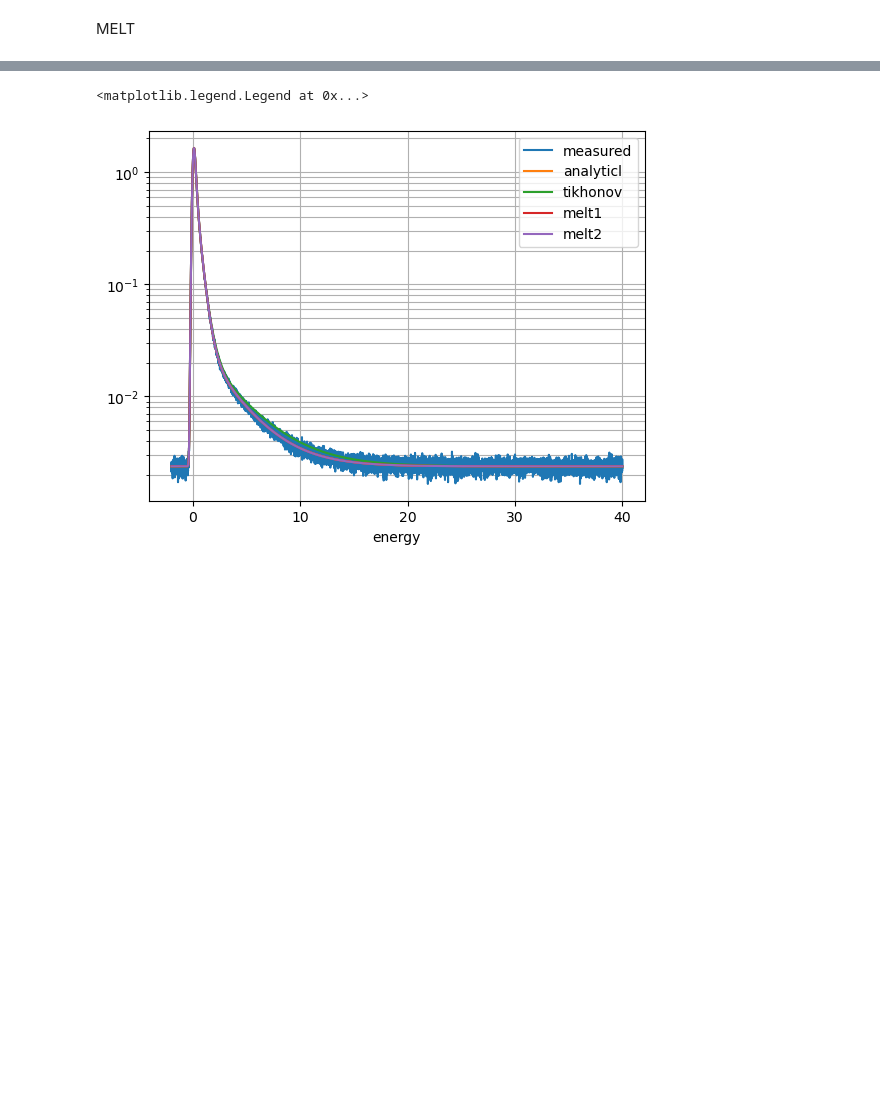
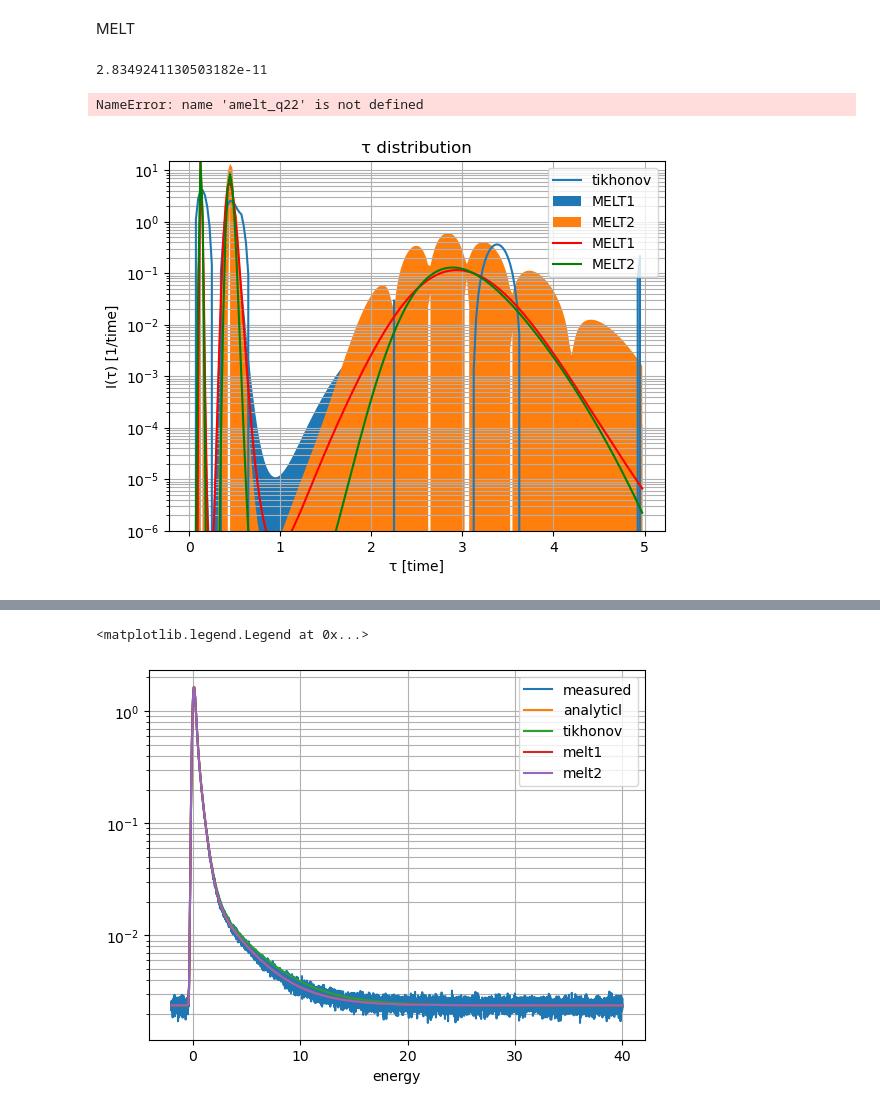
Before and after one commit to achiyaAmrusi/scipas, a Jupyter notebook: examples/lifetime/lifetime_inversion-Copy1.ipynb, the cells around one changed output, grey strips where cells are left out. Cells and saved outputs as stored; diff of their text form; code cells hidden in the pictures; blank space fills up the shorter version.

```diff
--- a/examples/lifetime/lifetime_inversion-Copy1.ipynb
+++ b/examples/lifetime/lifetime_inversion-Copy1.ipynb
@@ -330,7 +344,7 @@ class MaximalEntropyInversion(LifetimeInvert):
                bg_est: float = 0.0,
                noise_level: float = 1e-3,
                initial_alpha: float = 1e-3,
-               alpha_bounds: tuple = (1e-10, 1e2),
+               alpha_bounds: tuple = (1e-15, 1e2),
                prior_model: np.ndarray = None,
                minimization_ftol: float = 1e-6,
                maxiter: int = None) -> tuple[float, np.ndarray]:
@@ -369,7 +383,7 @@ class MaximalEntropyInversion(LifetimeInvert):
         # Background subtraction then normalization — bg excluded from norm
         counts = pals.lifetime.counts
         net_counts = counts - bg_est
-        norm = net_counts.sum()
+        norm = np.trapz(net_counts, pals.lifetime.energy)
         data = net_counts / norm
         data_err = np.sqrt(np.maximum(counts, 1)) / norm  # Poisson error on raw counts
 
@@ -398,34 +412,42 @@ class MaximalEntropyInversion(LifetimeInvert):
             data_err=data_err,
             alpha=alpha_opt
         )
-        f_hat = f_hat/np.trapz(f_hat, self.characteristic_time_grid)
+        f_hat = f_hat
         std = std/np.trapz(f_hat, self.characteristic_time_grid)
-        return alpha_opt, f_hat, std
+        return alpha_opt, f_hat#, std
 # %%
 melt = MaximalEntropyInversion(random_spectrum.lifetime.energy.values, τ_grid)
 # %%
-a1, melt_q1, std1 = melt.invert(pals=random_spectrum, maxiter=400, noise_level = 1e-4, bg_est=random_spectrum.lifetime.counts[-1000:].mean())
+a1, melt_q1 = melt.invert(pals=random_spectrum, maxiter=400, noise_level = 1e-4, bg_est=random_spectrum.lifetime.counts[-1000:].mean())
 # %%
-a2, melt_q2, std2 = melt.invert(pals=random_spectrum, maxiter=400, noise_level = 1e-5, bg_est=random_spectrum.lifetime.counts[-1000:].mean())
+a2, melt_q2 = melt.invert(pals=random_spectrum, maxiter=400, noise_level = 1e-5, bg_est=random_spectrum.lifetime.counts[-1000:].mean())
+# %%
+a2
+# %% [output]
+2.8349241130503182e-11
 # %%
-a1, a2
+a1, amelt_q22
+# %% [output]
+NameError: name 'amelt_q22' is not defined
 # %%
 plt.plot(τ_grid, q/np.trapz(q,τ_grid), label='tikhonov')
 plt.fill_between(τ_grid, y1=melt_q1+std1, y2=melt_q1-std1, label='MELT1')
 plt.fill_between(τ_grid, y1=melt_q2+std2, y2=melt_q2-std2, label='MELT2')
 plt.plot(τ_grid, melt_q1/np.trapz(melt_q1,τ_grid), color='red', label='MELT1')
 plt.plot(τ_grid, melt_q2/np.trapz(melt_q2,τ_grid), color='green', label='MELT2')
 plt.yscale("log")
-#plt.xscale("log")
+plt.xscale("linear")
 
-plt.ylim([1e-6, np.max([melt_q1.max(),melt_q2.max(),q.max()])])
+plt.ylim([1e-6, np.max([melt_q1.max()/np.trapz(melt_q1,τ_grid),melt_q2.max()/np.trapz(melt_q2,τ_grid),q.max()/np.trapz(q,τ_grid)])])
 plt.grid(which="both")
 
 plt.title("τ distribution")
 plt.ylabel("I(τ) [1/time]")
 plt.xlabel("τ [time]")
 
 plt.legend()
 plt.show()
+# %% [output]
+[figure, added]
 # %%
 plt.plot(fine_τ_grid, true_τ_distribution, label="true")
```
Also changed, not shown: parts of 6 cells of this notebook, 4 other files.
